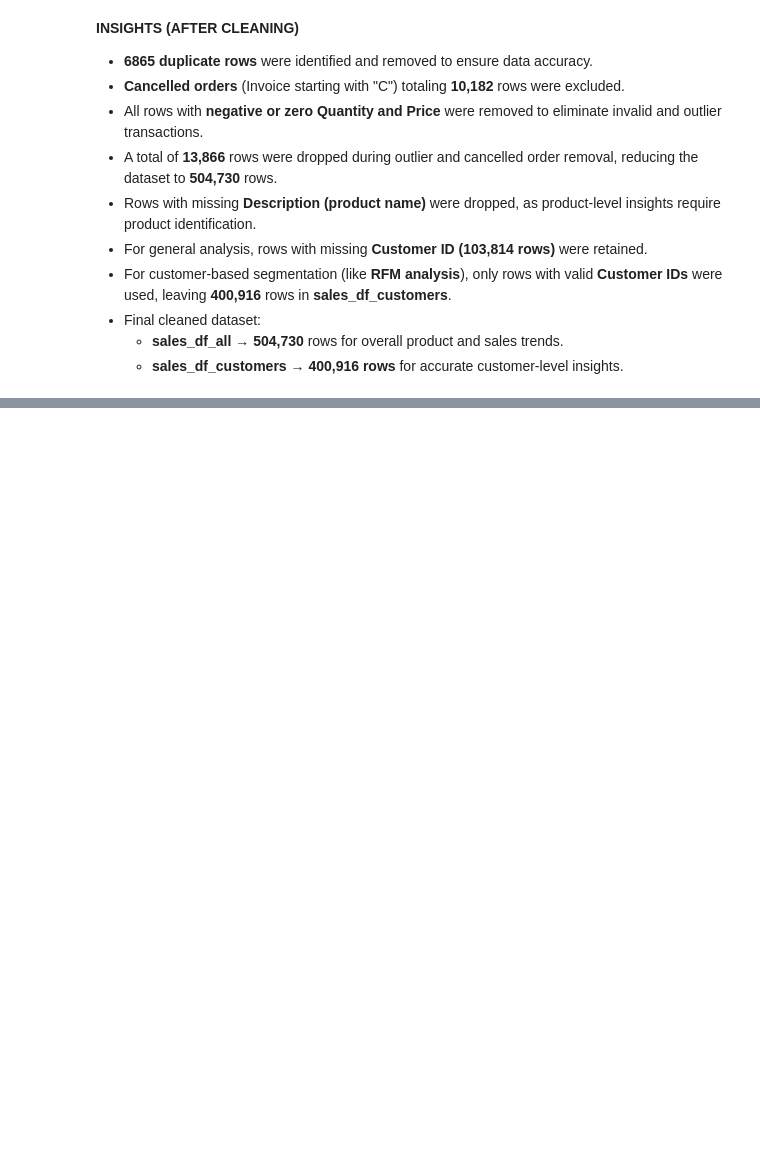
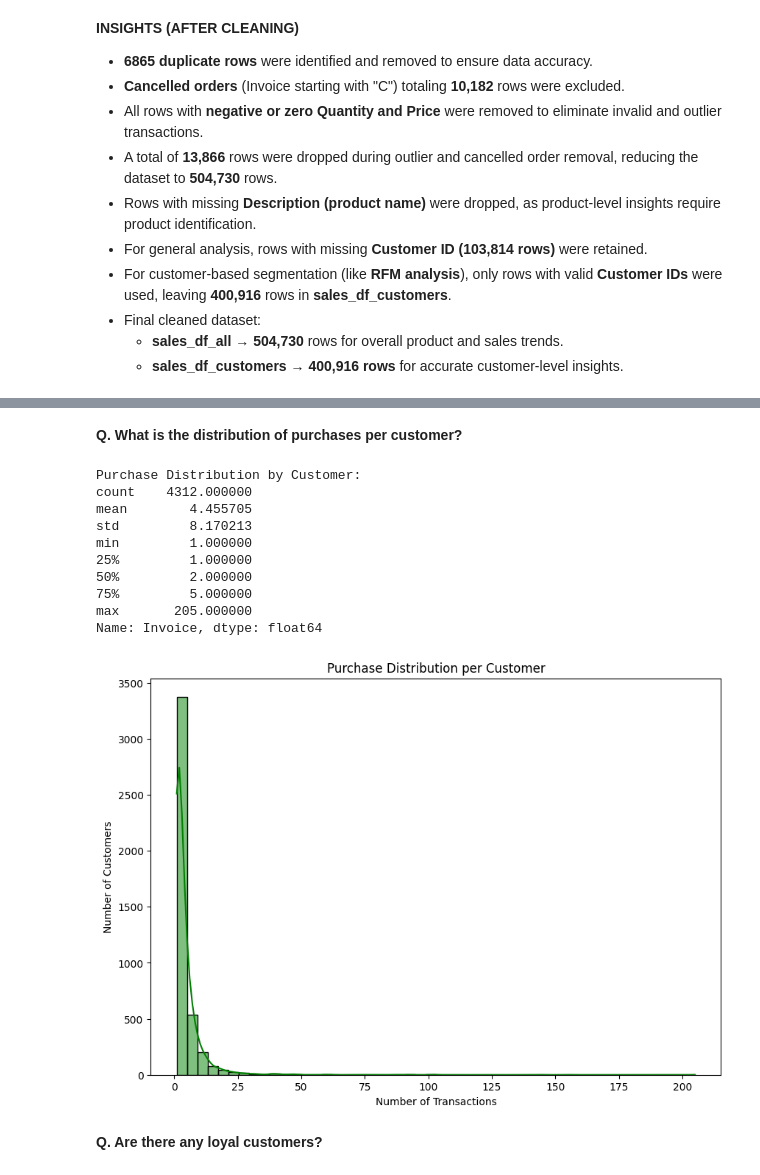
Before and after one commit to mariamkhan04/Online-Retail-Sales---EDA, a Jupyter notebook: eda.ipynb, the cells around one changed output, grey strips where cells are left out. Drawn from its saved outputs; the diff is of its cells as text; code cells hidden in the pictures; blank space fills up the shorter version.

```diff
--- a/eda.ipynb
+++ b/eda.ipynb
@@ -166,0 +328,26 @@ Total rows after cleaning(Customer-based):400916
+# %% [markdown]
+**Q. What is the distribution of purchases per customer?**
+# %%
+purchase_distribution = sales_df_customers.groupby('Customer ID')['Invoice'].nunique()
+print(f"Purchase Distribution by Customer:\n{purchase_distribution.describe()}")
+
+plt.figure(figsize=(10,7))
+sns.histplot(purchase_distribution, bins=50, kde=True, color='green')
+plt.title("Purchase Distribution per Customer")
+plt.xlabel("Number of Transactions")
+plt.ylabel("Number of Customers")
+plt.show()
+# %% [output]
+Purchase Distribution by Customer:
+count    4312.000000
+mean        4.455705
+std         8.170213
+min         1.000000
+25%         1.000000
+50%         2.000000
+75%         5.000000
+max       205.000000
+Name: Invoice, dtype: float64
+[figure, added]
+# %% [markdown]
+**Q. Are there any loyal customers?**
```
Also changed, not shown: parts of 31 cells of this notebook.
